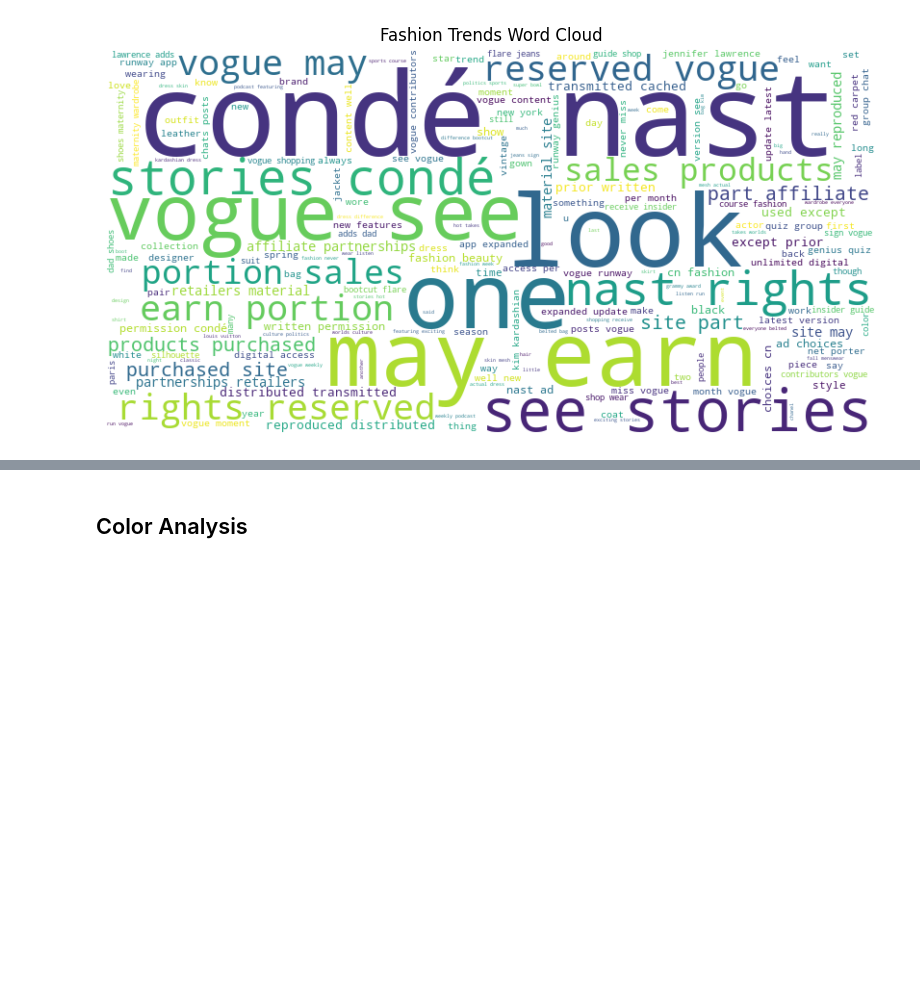
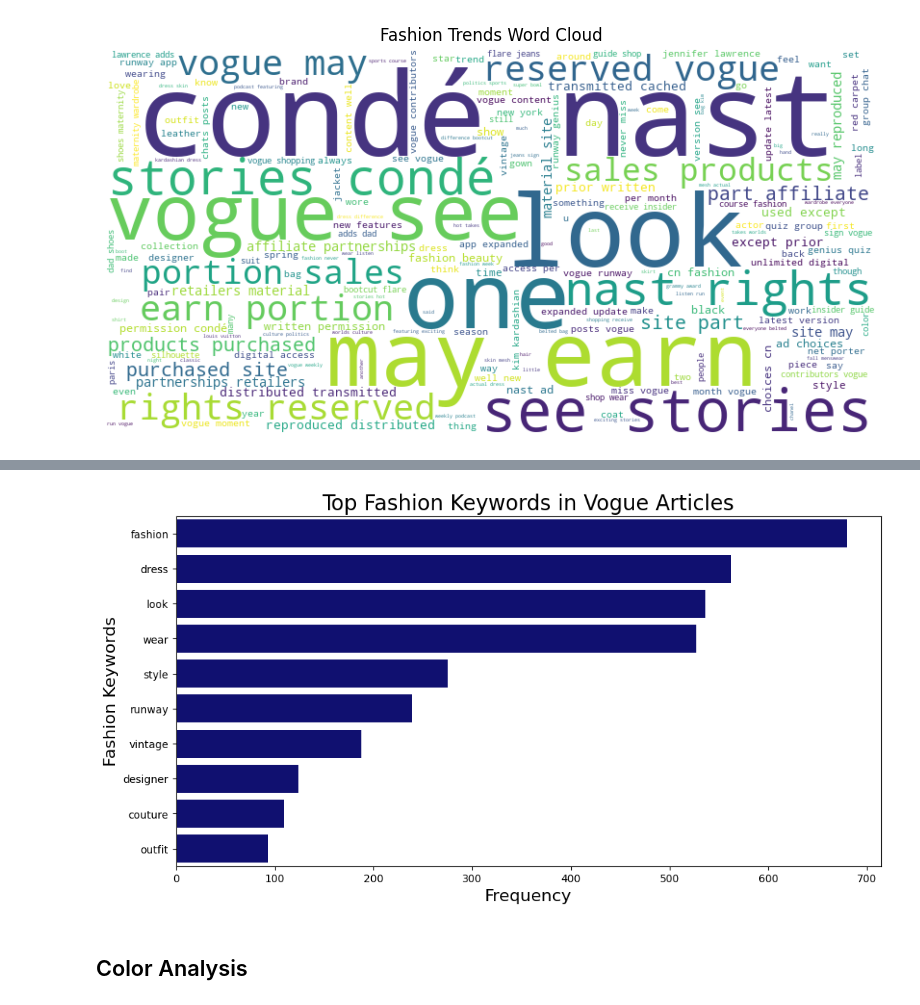
Before and after one commit to tessorastefan/fashion-trends-visualization, a Jupyter notebook: notebooks/eda.ipynb, the cells around one changed output, grey strips where cells are left out. Drawn from its saved outputs; the diff is of its cells as text; code cells hidden in the pictures; blank space fills up the shorter version.

```diff
--- a/notebooks/eda.ipynb
+++ b/notebooks/eda.ipynb
@@ -90,3 +90,9 @@ plt.title("Fashion Trends Word Cloud")
 plt.show()
 # %% [output]
 [figure]
+# %%
+# Convert to DataFrame
+keyword_df = pd.DataFrame(top_keywords, columns=["Keyword", "Count"])
+
+# Print extracted keywords
+print(keyword_df.head(10))
@@ -93,3 +111,13 @@ plt.show()
+# %%
+plt.figure(figsize=(12, 6))
+sns.barplot(data=keyword_df, x="Count", y="Keyword", color="navy")
+
+plt.xlabel("Frequency", fontsize=16)
+plt.ylabel("Fashion Keywords", fontsize=16)
+plt.title("Top Fashion Keywords in Vogue Articles", fontsize=20)
+plt.show()
+# %% [output]
+[figure, added]
 # %% [markdown]
 ## Color Analysis
 # %%
```
Also changed, not shown: parts of 5 cells of this notebook.
